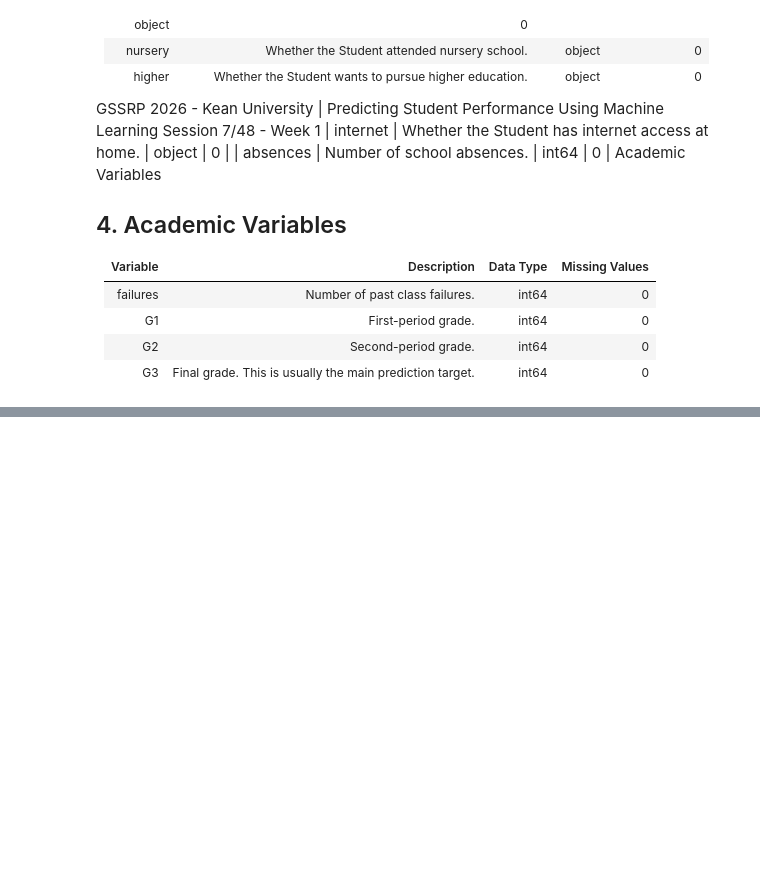
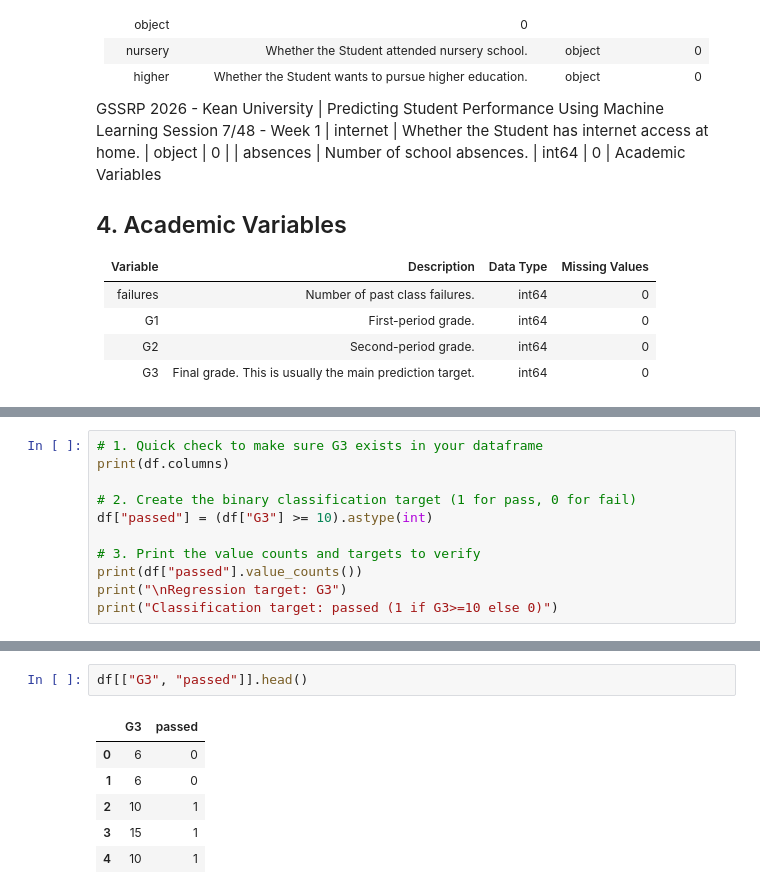
Before and after one commit to lmtrenery-hub/student-performance-prediction-ml, a Jupyter notebook: student-performance-ml-research/reports/data_notes.ipynb, the cells around one changed output, grey strips where cells are left out. Saved outputs shown, nothing was run; the diff lists cells and outputs as text; blank space fills up the shorter version.

```diff
--- a/student-performance-ml-research/reports/Section_7.ipynb
+++ b/student-performance-ml-research/reports/data_notes.ipynb
@@ -374,3 +374,14 @@ files.download("reports/data_dictionary.md")
 Successfully built reports/data_dictionary.md inside Colab!
 [interactive output not drawn]
 [interactive output not drawn]
+# %%
+# 1. Quick check to make sure G3 exists in your dataframe
+print(df.columns)
+
+# 2. Create the binary classification target (1 for pass, 0 for fail)
+df["passed"] = (df["G3"] >= 10).astype(int)
+
+# 3. Print the value counts and targets to verify
+print(df["passed"].value_counts())
+print("\nRegression target: G3")
+print("Classification target: passed (1 if G3>=10 else 0)")
@@ -376,0 +402,9 @@ Successfully built reports/data_dictionary.md inside Colab!
+# %%
+df[["G3", "passed"]].head()
+# %% [output]
+|  | G3 | passed |
+| 0 | 6 | 0 |
+| 1 | 6 | 0 |
+| 2 | 10 | 1 |
+| 3 | 15 | 1 |
+| 4 | 10 | 1 |
```
Also changed, not shown: parts of 3 cells of this notebook.
